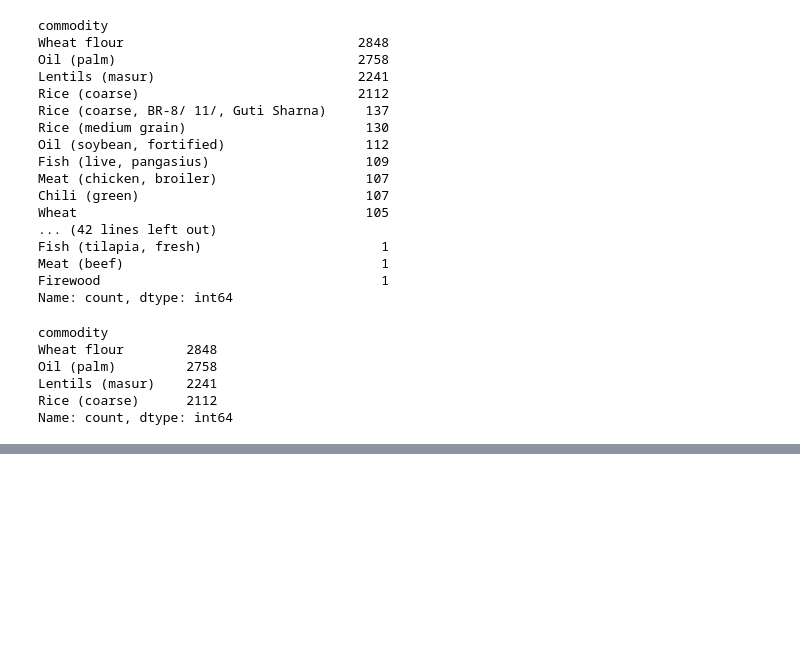
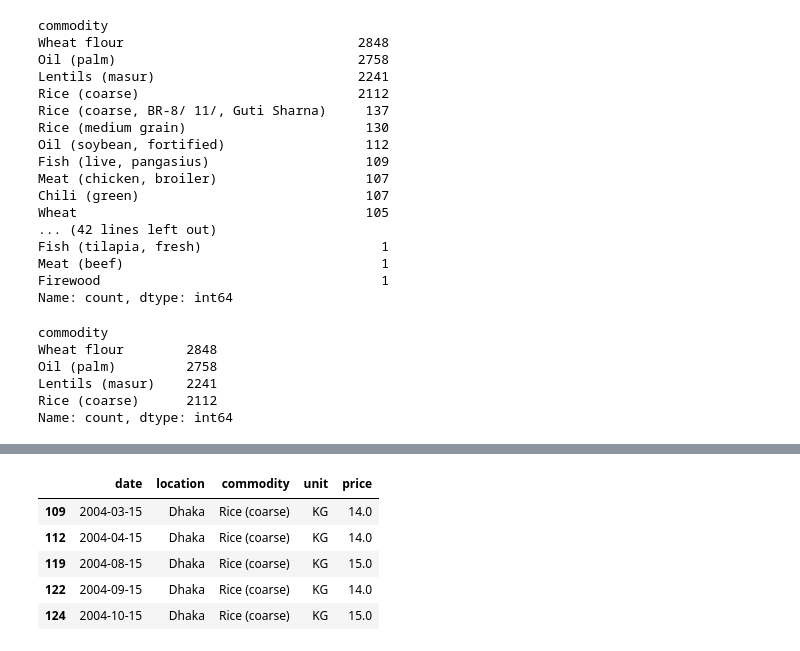
Before and after one commit to arnabbanik30/ML-project-cse-837, a Jupyter notebook: food_eda.ipynb, the cells around one changed output, grey strips where cells are left out. Cells and saved outputs as stored; diff of their text form; code cells hidden in the pictures; blank space fills up the shorter version.

```diff
--- a/food_eda.ipynb
+++ b/food_eda.ipynb
@@ -112,0 +138,13 @@ for commodity in selected_commodity_names:
+# %%
+df.drop(columns=['pricetype', 'usdprice', 'currency', 'category', 'admin1', 'market', 'latitude', 'longitude', 'priceflag'], inplace=True)
+# %%
+df = df.rename(columns={'admin2':'location'})
+# %%
+df.head()
+# %% [output]
+|  | date | location | commodity | unit | price |
+| 109 | 2004-03-15 | Dhaka | Rice (coarse) | KG | 14.0 |
+| 112 | 2004-04-15 | Dhaka | Rice (coarse) | KG | 14.0 |
+| 119 | 2004-08-15 | Dhaka | Rice (coarse) | KG | 15.0 |
+| 122 | 2004-09-15 | Dhaka | Rice (coarse) | KG | 14.0 |
+| 124 | 2004-10-15 | Dhaka | Rice (coarse) | KG | 15.0 |
```
Also changed, not shown: parts of 4 cells of this notebook, 1 other file.
